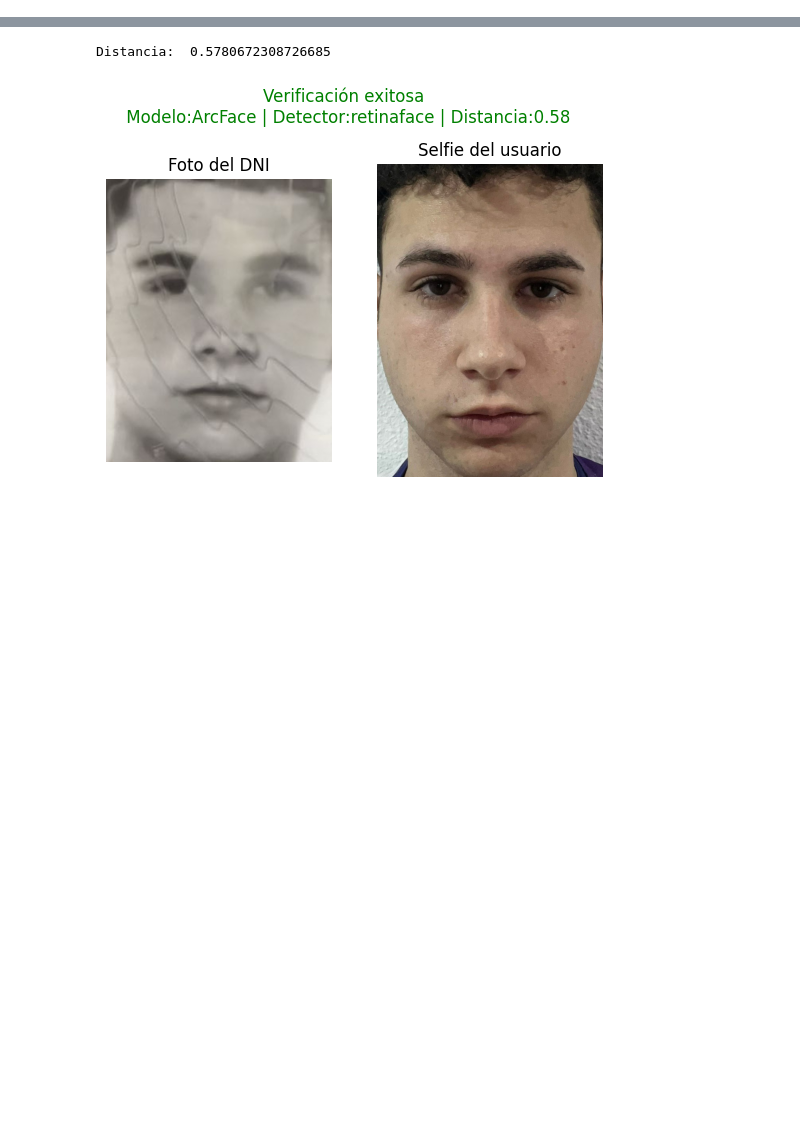
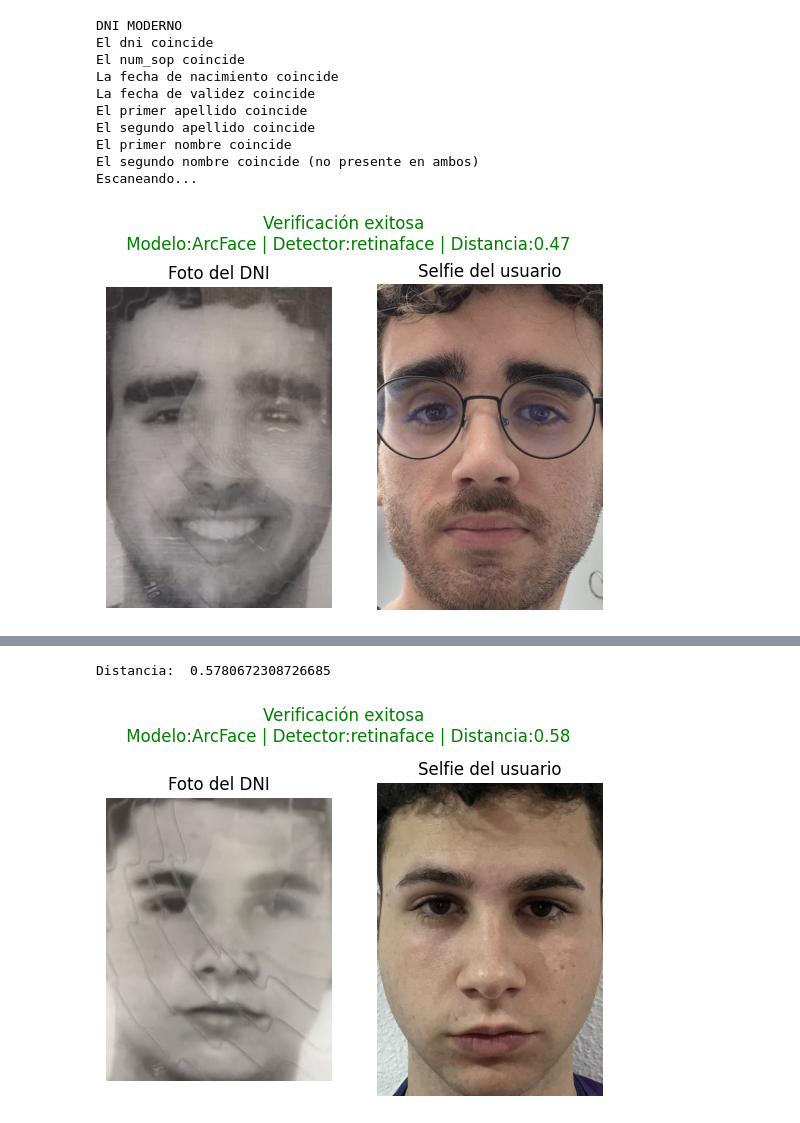
Before and after one commit to hum1-ua/facephichallenge2026_, a Jupyter notebook: main.ipynb, the cells around one changed output, grey strips where cells are left out. Cells and saved outputs as stored; diff of their text form; code cells hidden in the pictures; blank space fills up the shorter version.

```diff
--- a/main.ipynb
+++ b/main.ipynb
@@ -503,0 +533,18 @@ def one_shot_verification(dni_path, selfie_path, model_name='ArcFace', detector_
+# %%
+img1 = '.\DNI_especimen\carlos_anverso.jpeg'
+img2 = '.\DNI_especimen\carlos_reverso.jpeg'
+img3 = '.\caras\carlos.jpeg'
+validar_dni(img1, img2)
+one_shot_verification(dni_path=img1, selfie_path=img3)
+# %% [output]
+DNI MODERNO
+El dni coincide
+El num_sop coincide
+La fecha de nacimiento coincide
+La fecha de validez coincide
+El primer apellido coincide
+El segundo apellido coincide
+El primer nombre coincide
+El segundo nombre coincide (no presente en ambos)
+Escaneando...
+[figure, added]
```
Also changed, not shown: parts of 15 cells of this notebook.
